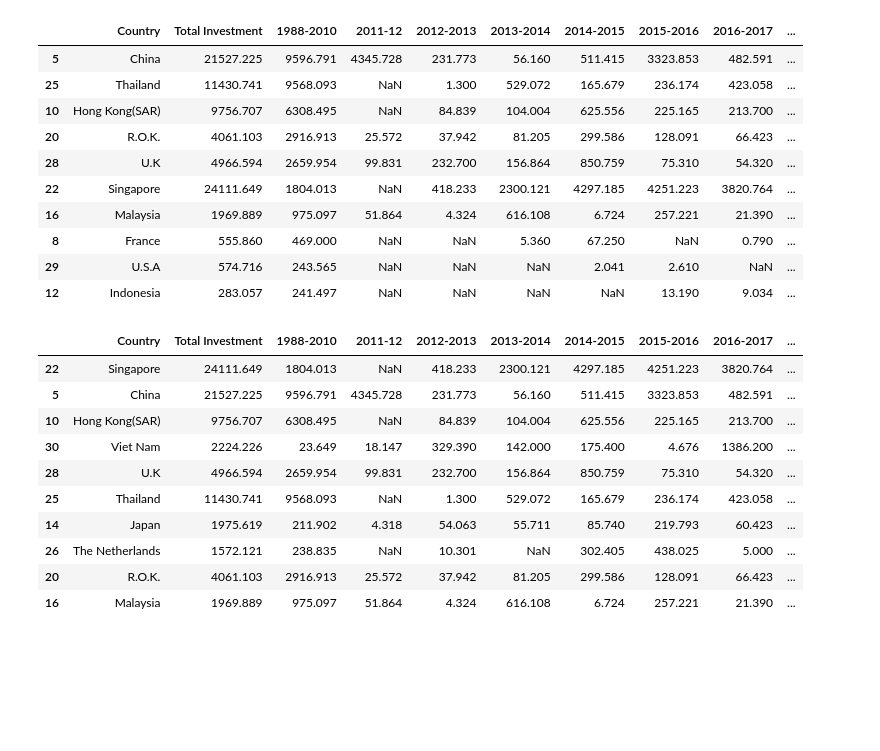
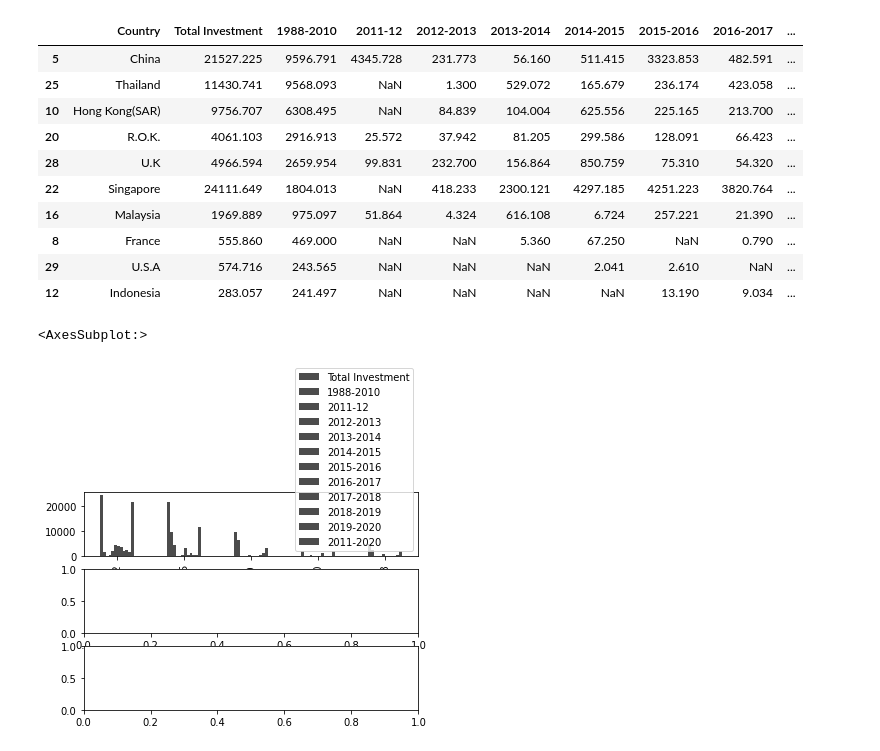
Before and after one commit to GmGniap/practice_python, a Jupyter notebook: 2021_code/Leaked/yearly.ipynb, the cells around one changed output. Saved outputs shown, nothing was run; the diff lists cells and outputs as text; code cells hidden in the pictures; blank space fills up the shorter version.

```diff
--- a/2021_code/Leaked/yearly.ipynb
+++ b/2021_code/Leaked/yearly.ipynb
@@ -91,16 +91,11 @@ selected.sort_values(by=['1988-2010'], ascending=False).head(10)
 | 29 | U.S.A | 574.716 | 243.565 | NaN | NaN | NaN | 2.041 | 2.610 | NaN | ... |
 | 12 | Indonesia | 283.057 | 241.497 | NaN | NaN | NaN | NaN | 13.190 | 9.034 | ... |
 # %%
-selected.sort_values(by=['2011-2020'], ascending=False).head(10)
+top5 = selected.sort_values(by=['2011-2020'], ascending=False).head(5)
-# %% [output]
-|  | Country | Total Investment | 1988-2010 | 2011-12 | 2012-2013 | 2013-2014 | 2014-2015 | 2015-2016 | 2016-2017 | ... |
-| 22 | Singapore | 24111.649 | 1804.013 | NaN | 418.233 | 2300.121 | 4297.185 | 4251.223 | 3820.764 | ... |
-| 5 | China | 21527.225 | 9596.791 | 4345.728 | 231.773 | 56.160 | 511.415 | 3323.853 | 482.591 | ... |
-| 10 | Hong Kong(SAR) | 9756.707 | 6308.495 | NaN | 84.839 | 104.004 | 625.556 | 225.165 | 213.700 | ... |
-| 30 | Viet Nam | 2224.226 | 23.649 | 18.147 | 329.390 | 142.000 | 175.400 | 4.676 | 1386.200 | ... |
-| 28 | U.K | 4966.594 | 2659.954 | 99.831 | 232.700 | 156.864 | 850.759 | 75.310 | 54.320 | ... |
-| 25 | Thailand | 11430.741 | 9568.093 | NaN | 1.300 | 529.072 | 165.679 | 236.174 | 423.058 | ... |
-| 14 | Japan | 1975.619 | 211.902 | 4.318 | 54.063 | 55.711 | 85.740 | 219.793 | 60.423 | ... |
-| 26 | The Netherlands | 1572.121 | 238.835 | NaN | 10.301 | NaN | 302.405 | 438.025 | 5.000 | ... |
-| 20 | R.O.K. | 4061.103 | 2916.913 | 25.572 | 37.942 | 81.205 | 299.586 | 128.091 | 66.423 | ... |
-| 16 | Malaysia | 1969.889 | 975.097 | 51.864 | 4.324 | 616.108 | 6.724 | 257.221 | 21.390 | ... |
+# %%
+import matplotlib.pyplot as plt
+fig , axes = plt.subplots(3,1)
+top5.plot.bar(ax=axes[0], color='k', alpha=0.7)
+# %% [output]
+<AxesSubplot:>
+[figure, added]
```
Also changed, not shown: 54 other files.
